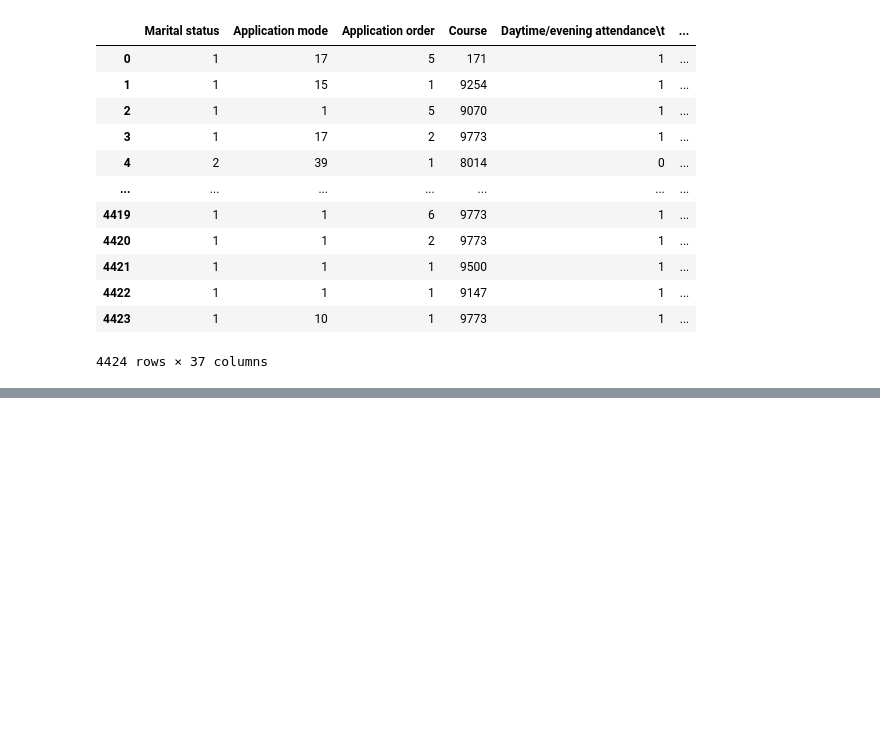
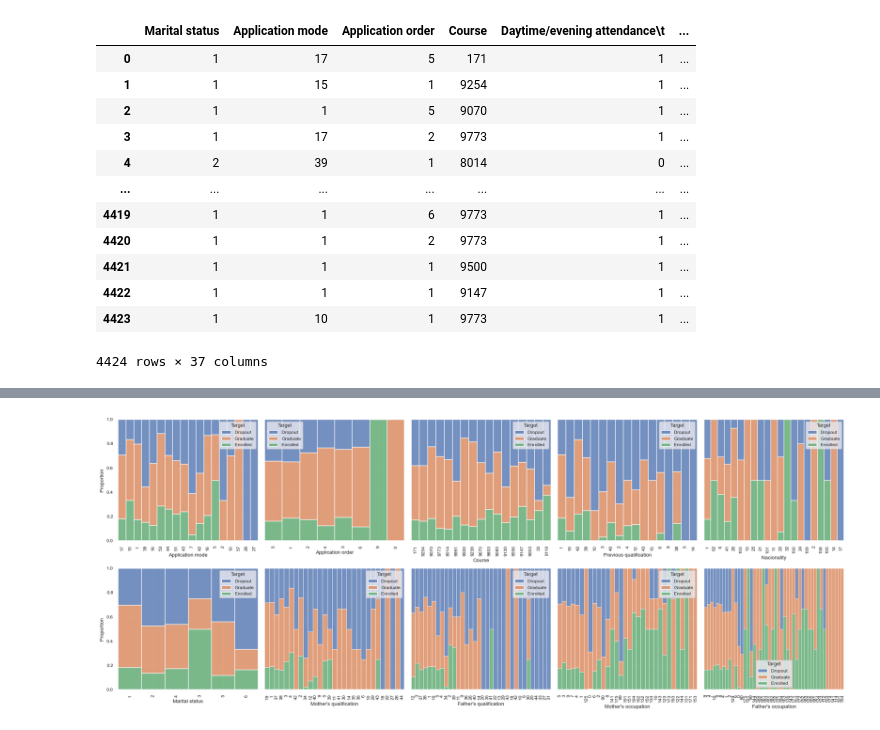
Before and after one commit to tcl002/CSE151AProject, a Jupyter notebook: StudentDropout.ipynb, the cells around one changed output, grey strips where cells are left out. Saved outputs shown, nothing was run; the diff lists cells and outputs as text; code cells hidden in the pictures; blank space fills up the shorter version.

```diff
--- a/StudentDropout.ipynb
+++ b/StudentDropout.ipynb
@@ -27,0 +132,14 @@ df
+# %%
+for var in categorical:
+    df_vis[var] = df_vis[var].apply(str)
+
+sns.set(font_scale=0.8)
+figure, axes = plt.subplots(2,5, figsize = (20,8), sharey = True, )
+for x in range(2):
+    for y in range(5):
+        sns.histplot(ax = axes[x,y], data = df_vis, x = categorical[5*x+y], hue = "Target", multiple="fill", stat="proportion")
+        axes[x,y].tick_params(axis='x', labelrotation=90)
+figure.tight_layout()
+plt.show()
+# %% [output]
+[figure, added]
```
Also changed, not shown: parts of 15 cells of this notebook.
